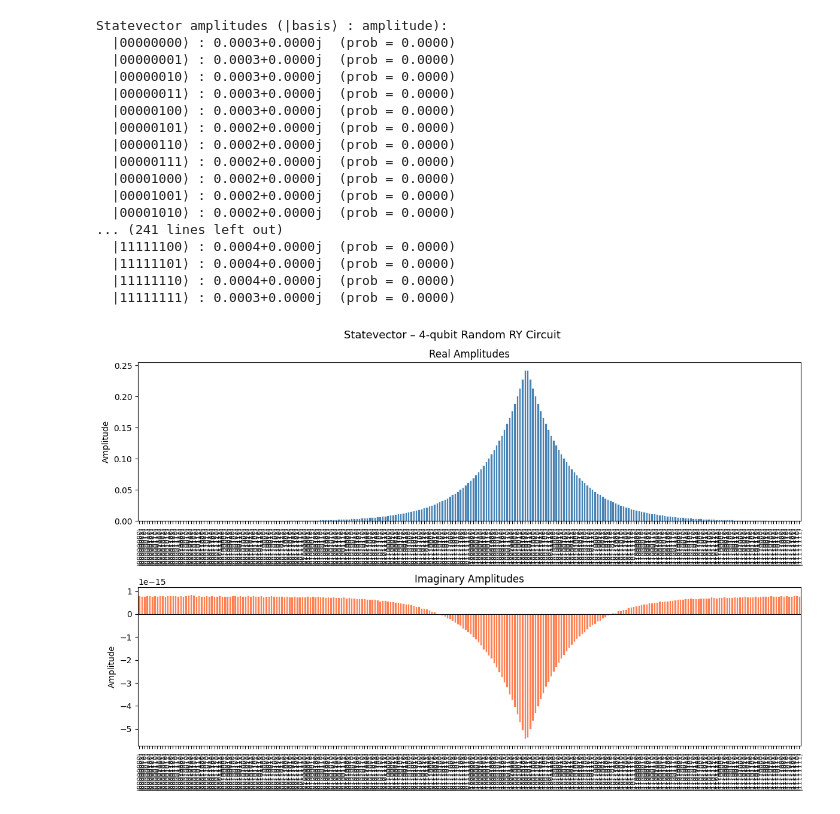
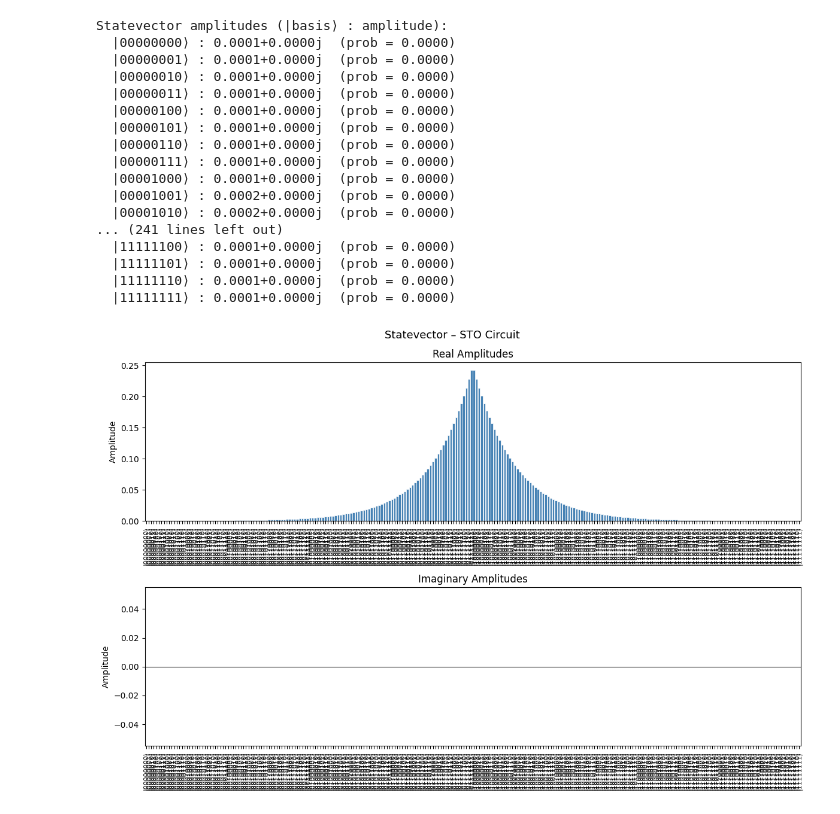
Before and after one commit to sorin-bolos/QuantumComputingResearch, a Jupyter notebook: STOsInMoleculeSymulations/STOs.ipynb, the cells around one changed output. Drawn from its saved outputs; the diff is of its cells as text; code cells hidden in the pictures.

```diff
--- a/STOsInMoleculeSymulations/STOs.ipynb
+++ b/STOsInMoleculeSymulations/STOs.ipynb
@@ -107,11 +234,11 @@ scaled_a = a * scale
 center1 = 2 ** (n_qubits - 1)
 center2 = 2 ** (n_qubits - 1) + 22
 
-qc = sto(n_qubits, scaled_a, center2)
+qc = sto(n_qubits, scaled_a, center1)
 # qc.compose(sto_dagger(n_qubits, scaled_a, center2), inplace=True)
 
 qc.draw('mpl', style='iqp')
 
-print(center1)
-print(center2)
+# print(center1)
+# print(center2)
 # %% [output]
@@ -121,61 +247,64 @@ print(center2)
 # Simulate the statevector using Qiskit's local statevector simulator
 sv = Statevector(qc)
 
+# sto() appends ancilla qubits; extract the data-register amplitudes.
+# Since ancilla are |0⟩ throughout, all amplitude is in indices 0..2^n_qubits-1.
+data_amps = sv.data[:2**n_qubits]
+
 print("Statevector amplitudes (|basis⟩ : amplitude):")
-for i, amp in enumerate(sv.data):
+for i, amp in enumerate(data_amps):
     basis = format(i, f'0{n_qubits}b')
     if abs(amp) > 1e-6:
         print(f"  |{basis}⟩ : {amp:.4f}  (prob = {abs(amp)**2:.4f})")
 # %% [output]
 Statevector amplitudes (|basis⟩ : amplitude):
-  |00000000⟩ : 0.0003+0.0000j  (prob = 0.0000)
-  |00000001⟩ : 0.0003+0.0000j  (prob = 0.0000)
-  |00000010⟩ : 0.0003+0.0000j  (prob = 0.0000)
-  |00000011⟩ : 0.0003+0.0000j  (prob = 0.0000)
-  |00000100⟩ : 0.0003+0.0000j  (prob = 0.0000)
-  |00000101⟩ : 0.0002+0.0000j  (prob = 0.0000)
-  |00000110⟩ : 0.0002+0.0000j  (prob = 0.0000)
-  |00000111⟩ : 0.0002+0.0000j  (prob = 0.0000)
-  |00001000⟩ : 0.0002+0.0000j  (prob = 0.0000)
+  |00000000⟩ : 0.0001+0.0000j  (prob = 0.0000)
+  |00000001⟩ : 0.0001+0.0000j  (prob = 0.0000)
+  |00000010⟩ : 0.0001+0.0000j  (prob = 0.0000)
+  |00000011⟩ : 0.0001+0.0000j  (prob = 0.0000)
+  |00000100⟩ : 0.0001+0.0000j  (prob = 0.0000)
+  |00000101⟩ : 0.0001+0.0000j  (prob = 0.0000)
+  |00000110⟩ : 0.0001+0.0000j  (prob = 0.0000)
+  |00000111⟩ : 0.0001+0.0000j  (prob = 0.0000)
+  |00001000⟩ : 0.0001+0.0000j  (prob = 0.0000)
   |00001001⟩ : 0.0002+0.0000j  (prob = 0.0000)
   |00001010⟩ : 0.0002+0.0000j  (prob = 0.0000)
 ... (241 lines left out)
-  |11111100⟩ : 0.0004+0.0000j  (prob = 0.0000)
-  |11111101⟩ : 0.0004+0.0000j  (prob = 0.0000)
-  |11111110⟩ : 0.0004+0.0000j  (prob = 0.0000)
-  |11111111⟩ : 0.0003+0.0000j  (prob = 0.0000)
+  |11111100⟩ : 0.0001+0.0000j  (prob = 0.0000)
+  |11111101⟩ : 0.0001+0.0000j  (prob = 0.0000)
+  |11111110⟩ : 0.0001+0.0000j  (prob = 0.0000)
+  |11111111⟩ : 0.0001+0.0000j  (prob = 0.0000)
 # %%
-
 # Visualize statevector: two vertical bar charts stacked (real on top, imaginary below)
 n_states = 2 ** n_qubits
 basis_labels = [format(i, f'0{n_qubits}b') for i in range(n_states)]
-real_parts = sv.data.real
-imag_parts = sv.data.imag
+real_parts = data_amps.real
+imag_parts = data_amps.imag
 
 fig, (ax1, ax2) = plt.subplots(2, 1, figsize=(12, 8))
-fig.suptitle("Statevector – 4-qubit Random RY Circuit", fontsize=13)
+fig.suptitle("Statevector – STO Circuit", fontsize=13)
 
 x = np.arange(n_states)
 
 ax1.bar(x, real_parts, color='steelblue', edgecolor='white', linewidth=0.5)
 ax1.axhline(0, color='black', linewidth=0.8)
 ax1.set_title("Real Amplitudes")
 ax1.set_xticks(x)
 ax1.set_xticklabels([f'|{b}⟩' for b in basis_labels], rotation=90, fontsize=8)
 ax1.set_ylabel("Amplitude")
 ax1.set_xlim(-0.5, n_states - 0.5)
 
 ax2.bar(x, imag_parts, color='coral', edgecolor='white', linewidth=0.5)
 ax2.axhline(0, color='black', linewidth=0.8)
 ax2.set_title("Imaginary Amplitudes")
 ax2.set_xticks(x)
 ax2.set_xticklabels([f'|{b}⟩' for b in basis_labels], rotation=90, fontsize=8)
 ax2.set_ylabel("Amplitude")
 ax2.set_xlim(-0.5, n_states - 0.5)
 
 plt.tight_layout()
 plt.show()
 # %% [output]
-[figure, old version]
+[figure, new version]
 # %%
 # Visualize statevector: modulus and phase stacked vertically
```
Also changed, not shown: parts of 12 cells of this notebook, 1 other file.
